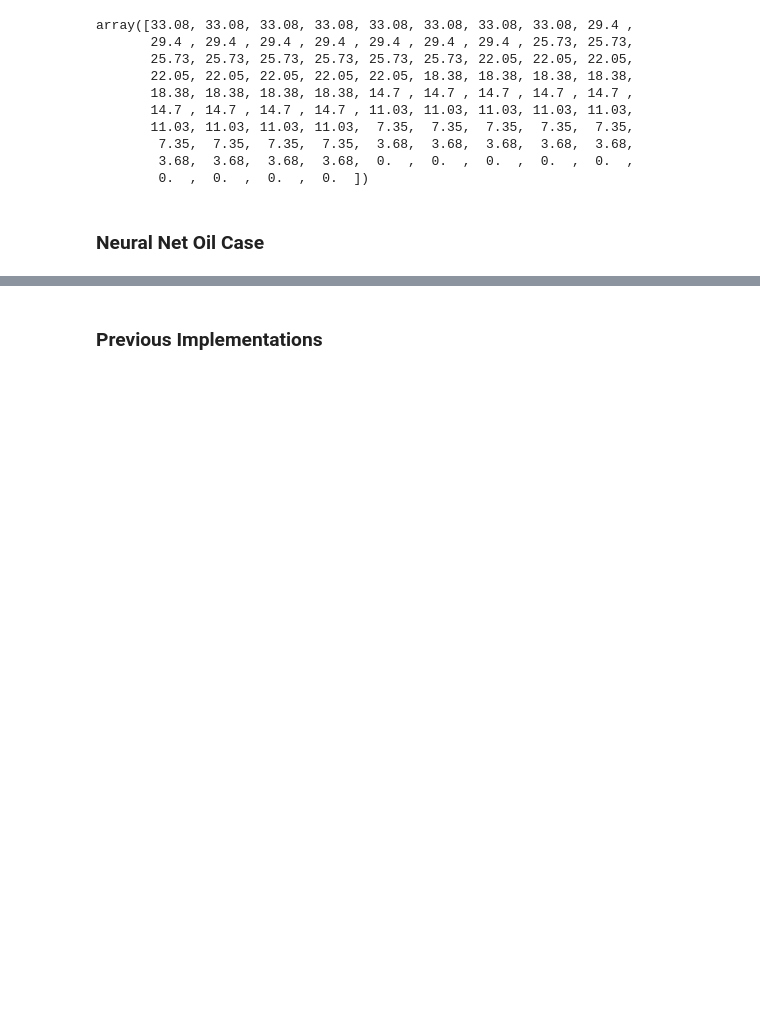
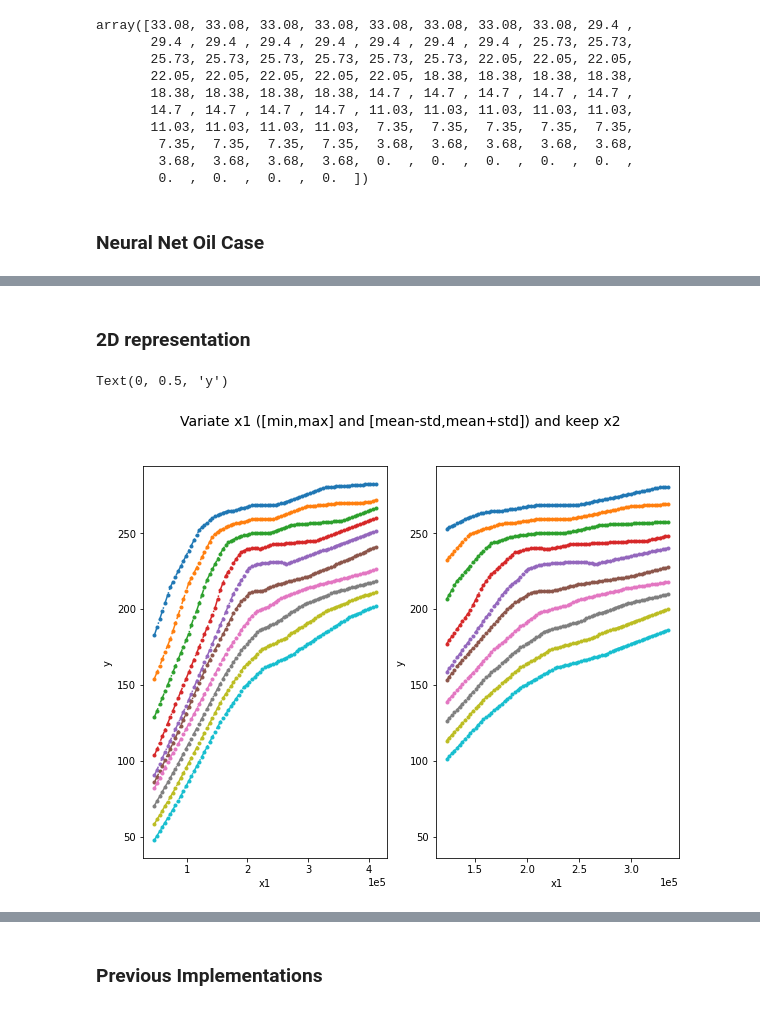
Before and after one commit to Torben11/Neural-Networks-ReLU-as-Aproximation-Functions-in-MILP, a Jupyter notebook: Bound_Tightening/Bound.ipynb, the cells around one changed output, grey strips where cells are left out. Saved outputs shown, nothing was run; the diff lists cells and outputs as text; code cells hidden in the pictures; blank space fills up the shorter version.

```diff
--- a/Bound_Tightening/Bound.ipynb
+++ b/Bound_Tightening/Bound.ipynb
@@ -1761,0 +1742,36 @@ plt.scatter( t_x2_norm[0:,1],t_y2_norm, c = 'r')
+# %% [markdown]
+### 2D representation
+# %%
+t_x_norm = np.array(x_norm).copy()
+t_x_norm[0:,0] = np.linspace(min(t_x_norm[0:,0]), max(t_x_norm[0:,0]), 85) # min -- > max
+l = list(set(t_x_norm[0:,1]))
+l.sort()
+t_x1 = t_x_norm[0:,0] * std_x[0] + mean_x[0]
+
+fig = plt.gcf()
+fig.suptitle("Variate x1 ([min,max] and [mean-std,mean+std]) and keep x2 ", fontsize=14)
+plt.rcParams['figure.figsize'] = [1.5*6.4, 1.5*4.8]
+plt.subplot(121,label='[min,max]')
+for x2 in l:
+    t_x_norm[0:,1] = x2 # unique values
+    t_y_norm = model.predict(t_x_norm)
+    t_y = (t_y_norm * std_y) + mean_y
+    a = plt.plot(t_x1, t_y, '.-.')
+plt.ticklabel_format(axis="x", style="sci", scilimits=(0,0))
+fig.axes[0].set_xlabel('x1')
+fig.axes[0].set_ylabel('y')
+
+t_x_norm[0:,0] = np.linspace(np.mean(t_x_norm[0:,0]) - np.std(t_x_norm[0:,0]), np.mean(t_x_norm[0:,0]) + np.std(t_x_norm[0:,0]) , 85) # min -- > max
+t_x1 = t_x_norm[0:,0] * std_x[0] + mean_x[0]
+plt.subplot(122,label='[mean-std, mean+std]',sharey=fig.axes[0])
+for x2 in l:
+    t_x_norm[0:,1] = x2 # unique values
+    t_y_norm = model.predict(t_x_norm)
+    t_y = (t_y_norm * std_y) + mean_y
+    plt.plot(t_x1, t_y, '.-.')
+plt.ticklabel_format(axis="x", style="sci", scilimits=(0,0))
+fig.axes[1].set_xlabel('x1')
+fig.axes[1].set_ylabel('y')
+# %% [output]
+Text(0, 0.5, 'y')
+[figure, added]
```
Also changed, not shown: parts of 11 cells of this notebook.
